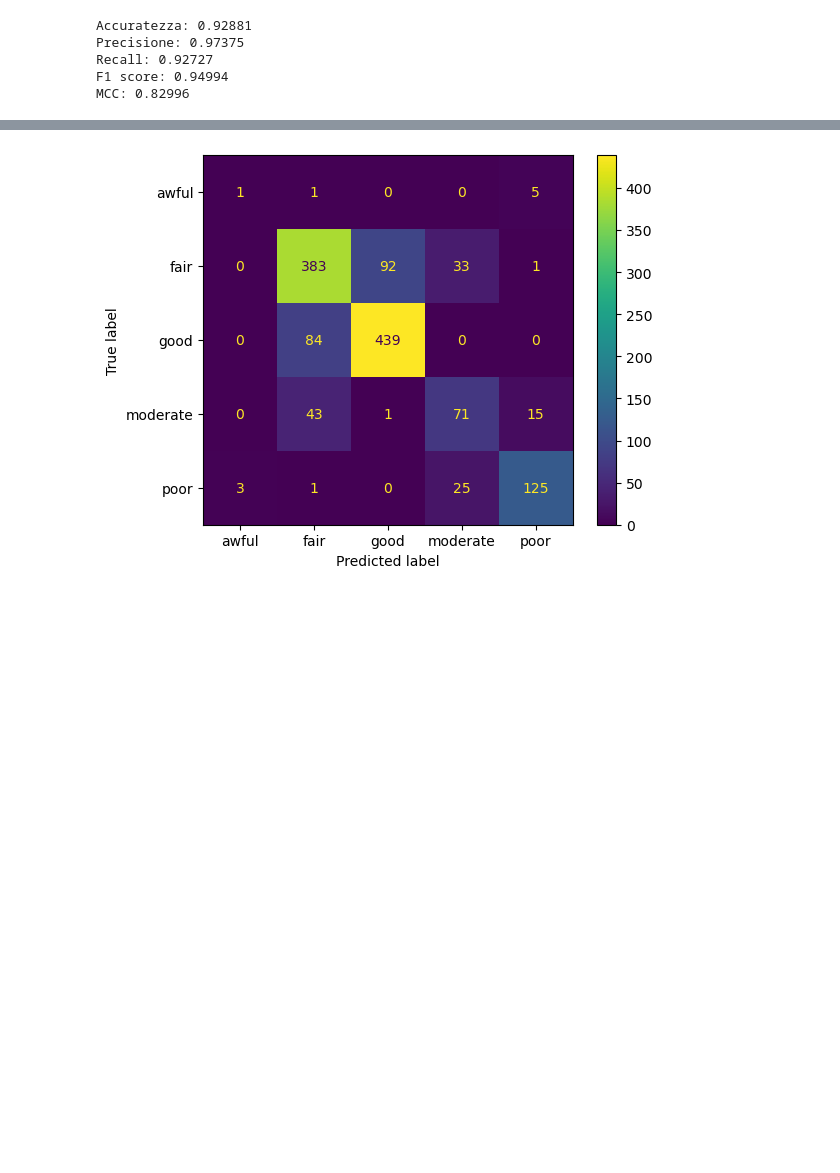
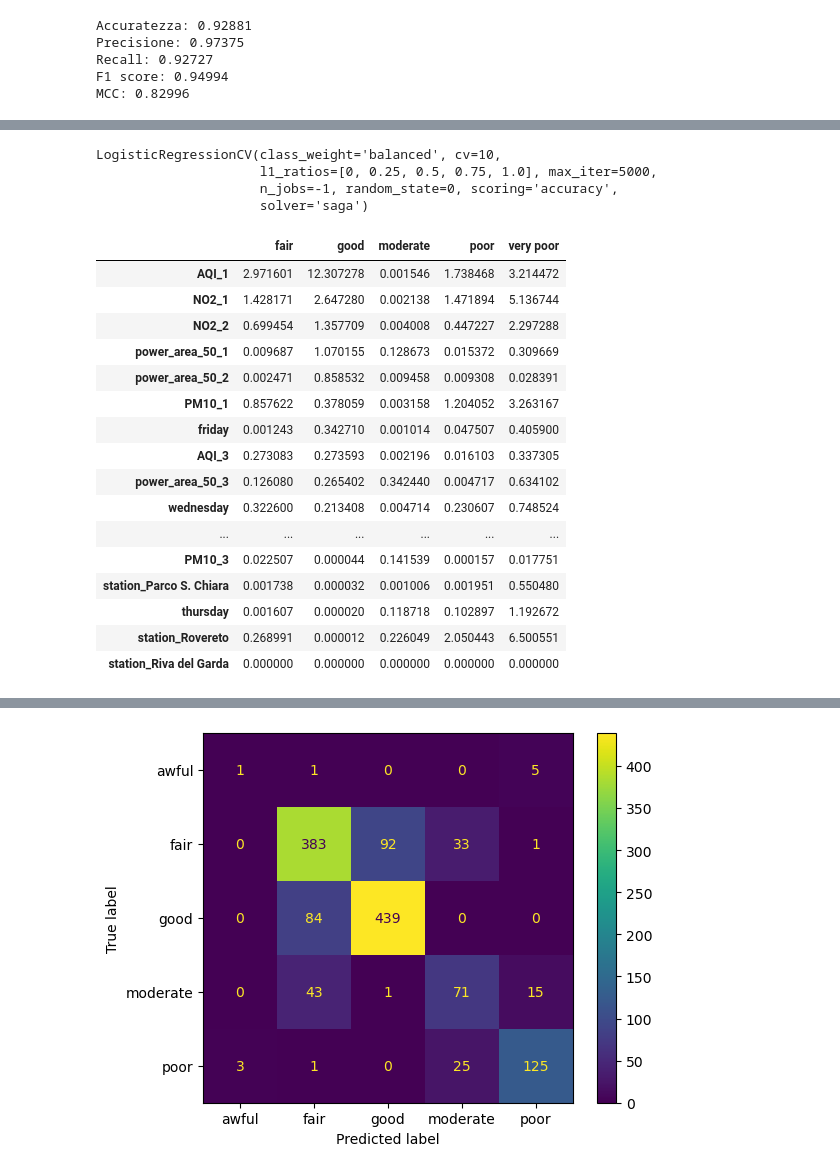
Before and after one commit to CarloDegasperi/DataScience, a Jupyter notebook: notebooks/classification/04_logistic_regression.ipynb, the cells around one changed output, grey strips where cells are left out. Cells and saved outputs as stored; diff of their text form; code cells hidden in the pictures; blank space fills up the shorter version.

```diff
--- a/notebooks/classification/04_logistic_regression.ipynb
+++ b/notebooks/classification/04_logistic_regression.ipynb
@@ -341 +429,32 @@ MCC: 0.82996
+# %%
+# alleniamo il modello
+LR_cv_5.fit(scaled_X_train_5,y_train_5)
+# %% [output]
+LogisticRegressionCV(class_weight='balanced', cv=10,
+                     l1_ratios=[0, 0.25, 0.5, 0.75, 1.0], max_iter=5000,
+                     n_jobs=-1, random_state=0, scoring='accuracy',
+                     solver='saga')
+# %%
+feature_cols = scaled_X_train_5.columns
+coefs_df = pd.DataFrame(LR_cv_5.coef_.T,columns=LR_cv_5.classes_,index=feature_cols)
+orded_coefs_df = coefs_df.abs().sort_values('good', ascending=False)
+orded_coefs_df
+# %% [output]
+|  | fair | good | moderate | poor | very poor |
+| AQI_1 | 2.971601 | 12.307278 | 0.001546 | 1.738468 | 3.214472 |
+| NO2_1 | 1.428171 | 2.647280 | 0.002138 | 1.471894 | 5.136744 |
+| NO2_2 | 0.699454 | 1.357709 | 0.004008 | 0.447227 | 2.297288 |
+| power_area_50_1 | 0.009687 | 1.070155 | 0.128673 | 0.015372 | 0.309669 |
+| power_area_50_2 | 0.002471 | 0.858532 | 0.009458 | 0.009308 | 0.028391 |
+| PM10_1 | 0.857622 | 0.378059 | 0.003158 | 1.204052 | 3.263167 |
+| friday | 0.001243 | 0.342710 | 0.001014 | 0.047507 | 0.405900 |
+| AQI_3 | 0.273083 | 0.273593 | 0.002196 | 0.016103 | 0.337305 |
+| power_area_50_3 | 0.126080 | 0.265402 | 0.342440 | 0.004717 | 0.634102 |
+| wednesday | 0.322600 | 0.213408 | 0.004714 | 0.230607 | 0.748524 |
+| ... | ... | ... | ... | ... | ... |
+| PM10_3 | 0.022507 | 0.000044 | 0.141539 | 0.000157 | 0.017751 |
+| station_Parco S. Chiara | 0.001738 | 0.000032 | 0.001006 | 0.001951 | 0.550480 |
+| thursday | 0.001607 | 0.000020 | 0.118718 | 0.102897 | 1.192672 |
+| station_Rovereto | 0.268991 | 0.000012 | 0.226049 | 2.050443 | 6.500551 |
+| station_Riva del Garda | 0.000000 | 0.000000 | 0.000000 | 0.000000 | 0.000000 |
 # %%
```
Also changed, not shown: parts of 12 cells of this notebook, 2 other files.
